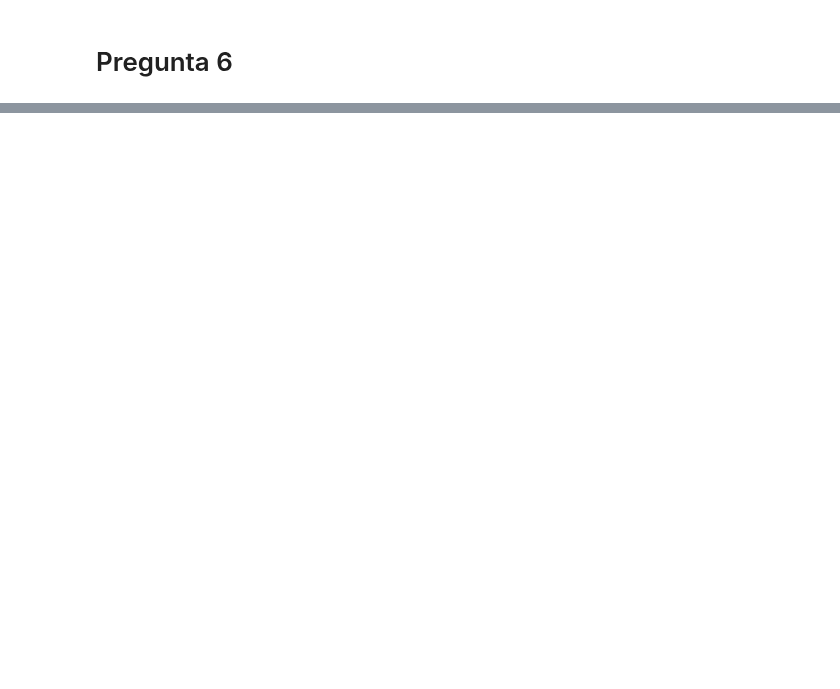
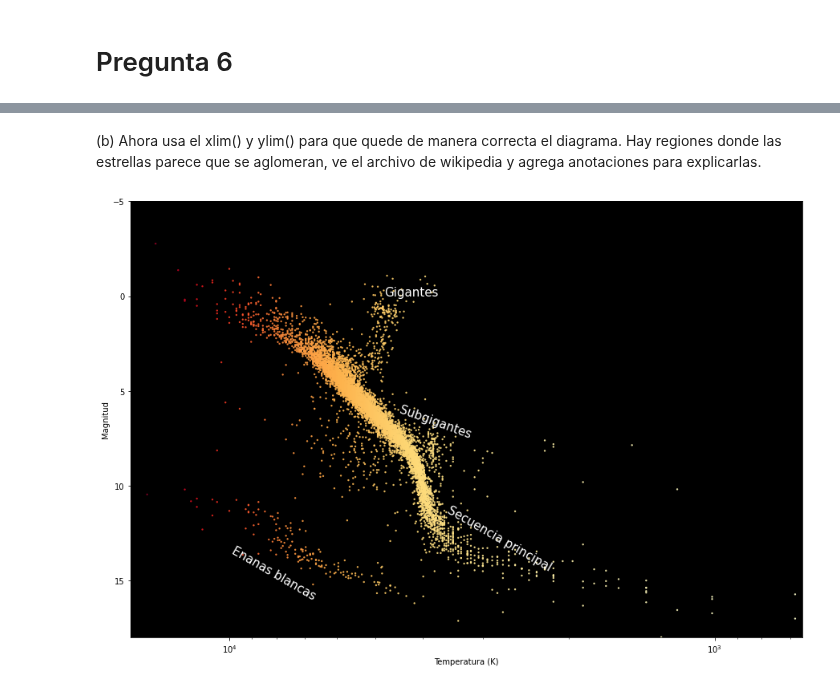
Before and after one commit to jesusigarmor/Matematicas-computacionales-fall2020, a Jupyter notebook: alumnos/viriavelar/Tareas/NumPy_tarea.ipynb, the cells around one changed output, grey strips where cells are left out. Drawn from its saved outputs; the diff is of its cells as text; code cells hidden in the pictures; blank space fills up the shorter version.

```diff
--- a/alumnos/viriavelar/Tareas/NumPy_tarea.ipynb
+++ b/alumnos/viriavelar/Tareas/NumPy_tarea.ipynb
@@ -194,0 +265,20 @@ Utiliza el archivo starts.txt (localizado en la carpeta data), el cual contiene
+# %% [markdown]
+(b) Ahora usa el xlim() y ylim() para que quede de manera correcta el diagrama. Hay regiones donde las estrellas parece que se aglomeran, ve el archivo de wikipedia y agrega anotaciones para explicarlas.
+# %%
+fig, ax = plt.subplots()
+
+ax.scatter(stars[:,0], stars[:,1], s = 2,  c = stars[:,0], cmap = 'YlOrRd', alpha = .8)
+ax.set_xscale('log')
+ax.set_xlabel("Temperatura (K)")
+ax.set_ylabel("Magnitud")
+ax.set_xlim(16000, 660)
+ax.set_ylim(18, -5)
+ax.set_facecolor('black')
+
+ax.text(10000, 16, 'Enanas blancas', color='white', rotation = -30, size = 15)
+ax.text(3600, 14.5, 'Secuencia principal', color='white', rotation = -30, size = 15)
+ax.text(4500, 7.5, 'Subgigantes', color='white', rotation = -20, size = 15)
+ax.text(4800, 0, 'Gigantes', color='white', rotation = 0, size = 15)
+plt.show()
+# %% [output]
+[figure, added]
```
Also changed, not shown: parts of 14 cells of this notebook.
